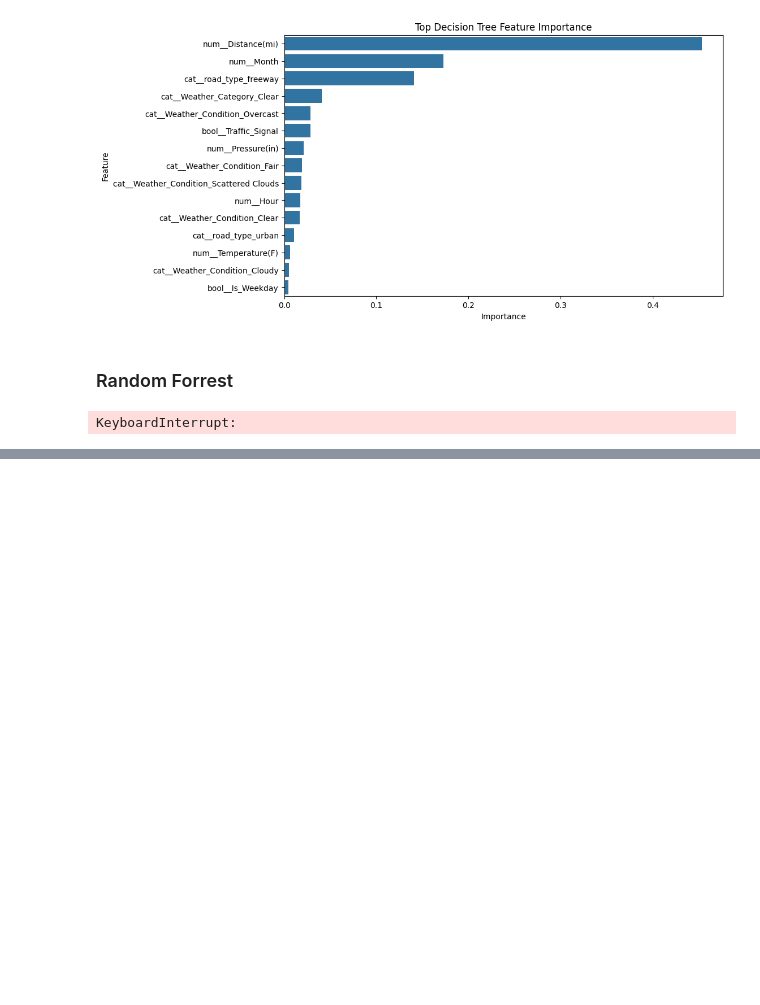
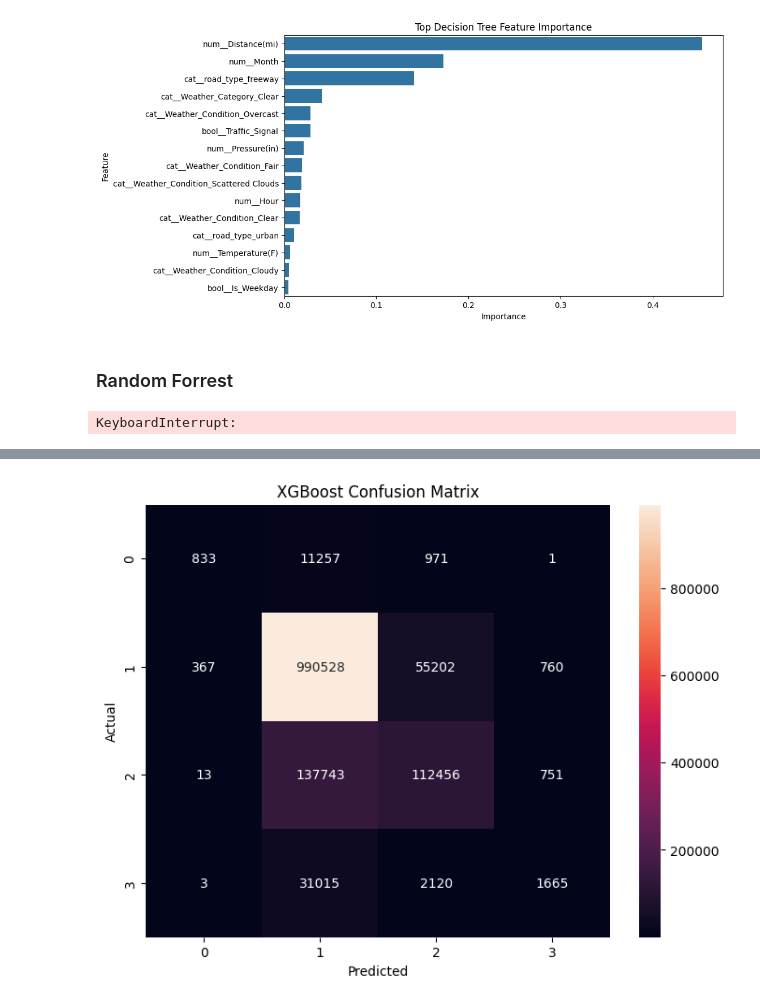
Before and after one commit to dudu-boi/DataScienceFinal, a Jupyter notebook: the_work.ipynb, the cells around one changed output, grey strips where cells are left out. Drawn from its saved outputs; the diff is of its cells as text; code cells hidden in the pictures; blank space fills up the shorter version.

Commit message:
xgboost

```diff
--- a/the_work.ipynb
+++ b/the_work.ipynb
@@ -1770,0 +1795,14 @@ plt.show()
+# %%
+#remap since xgboost starts at 0
+y_xgb = y - 1
+# %%
+#split again
+X_train, X_test, y_train, y_test = train_test_split(
+    X,
+    y_xgb,
+    test_size=0.2,
+    random_state=42,
+    stratify=y_xgb
+)
+# %%
+xgb_model.fit(X_train, y_train)
@@ -1770,0 +1827,2 @@ plt.show()
+# %%
+y_pred_xgb = xgb_model.predict(X_test)
@@ -1770,0 +1865,23 @@ plt.show()
+# %%
+#confusion matrix
+cm = confusion_matrix(
+    y_test,
+    y_pred_xgb
+)
+
+plt.figure(figsize=(8,6))
+
+sns.heatmap(
+    cm,
+    annot=True,
+    fmt='d'
+)
+
+plt.title('XGBoost Confusion Matrix')
+
+plt.xlabel('Predicted')
+plt.ylabel('Actual')
+
+plt.show()
+# %% [output]
+[figure, added]
```
Also changed, not shown: parts of 12 cells of this notebook.
